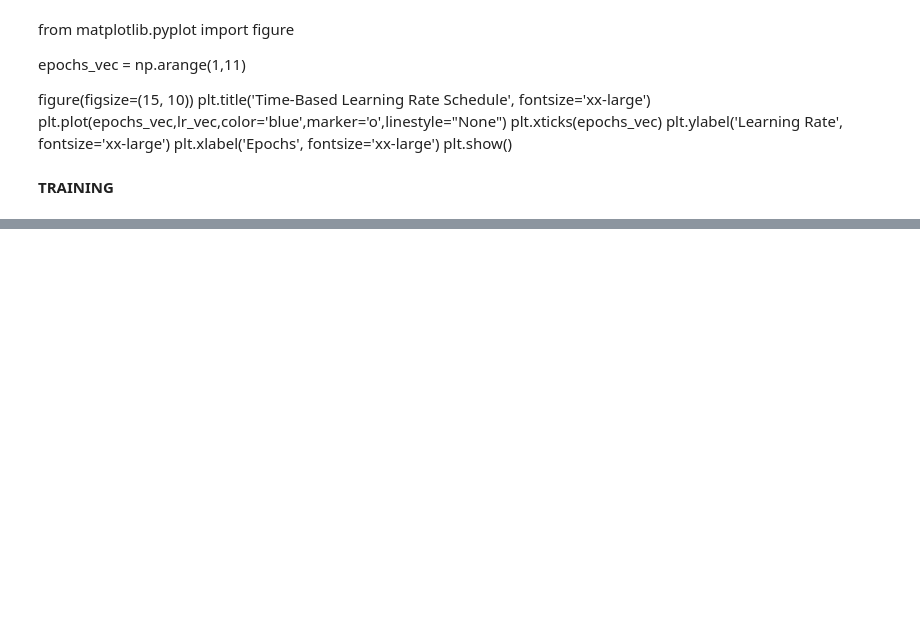
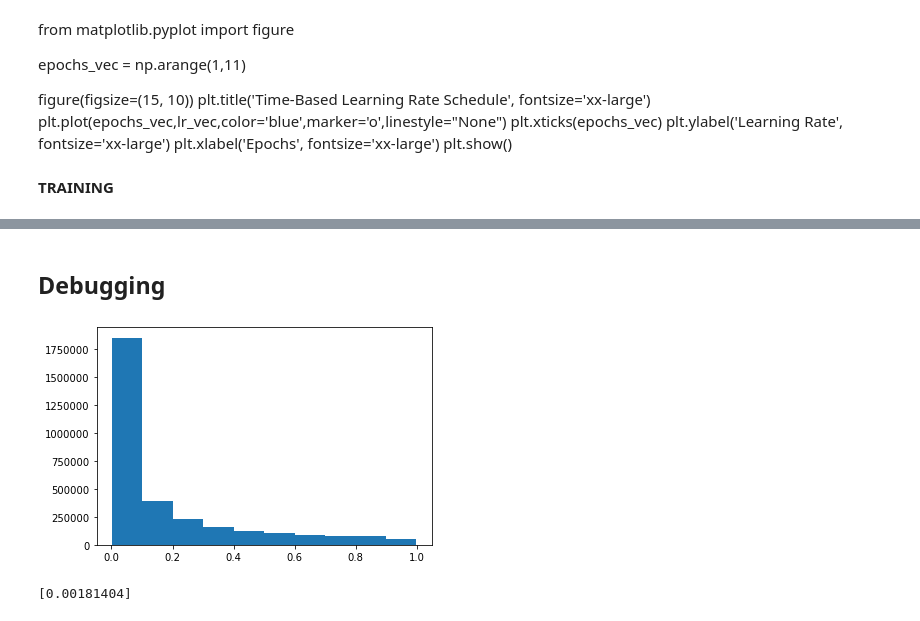
Before and after one commit to BiancaPinolini/ML_classification, a Jupyter notebook: Training_v1.ipynb, the cells around one changed output, grey strips where cells are left out. Saved outputs shown, nothing was run; the diff lists cells and outputs as text; code cells hidden in the pictures; blank space fills up the shorter version.

```diff
--- a/Training_v1.ipynb
+++ b/Training_v1.ipynb
@@ -403,2 +412,15 @@ W0413 19:18:26.558034 140160661268288 deprecation.py:323] From /cvmfs/sft.cern.c
 Instructions for updating:
 Use `tf.compat.v1.graph_util.extract_sub_graph`
+# %% [markdown]
+## Debugging
+# %%
+vals = model.predict(scaler.transform(bkg[config["cols"]].values), batch_size=2048)
+# %%
+plt.hist(vals)
+plt.show()
+# %% [output]
+[figure, added]
+# %%
+print(min(vals))
+# %% [output]
+[0.00181404]
```
Also changed, not shown: parts of 15 cells of this notebook, 5 other files.
